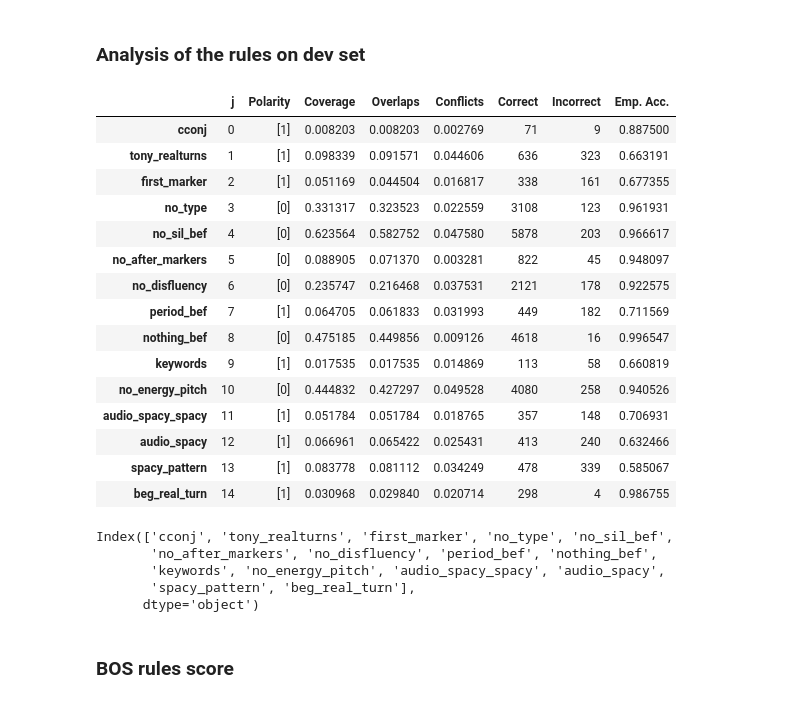
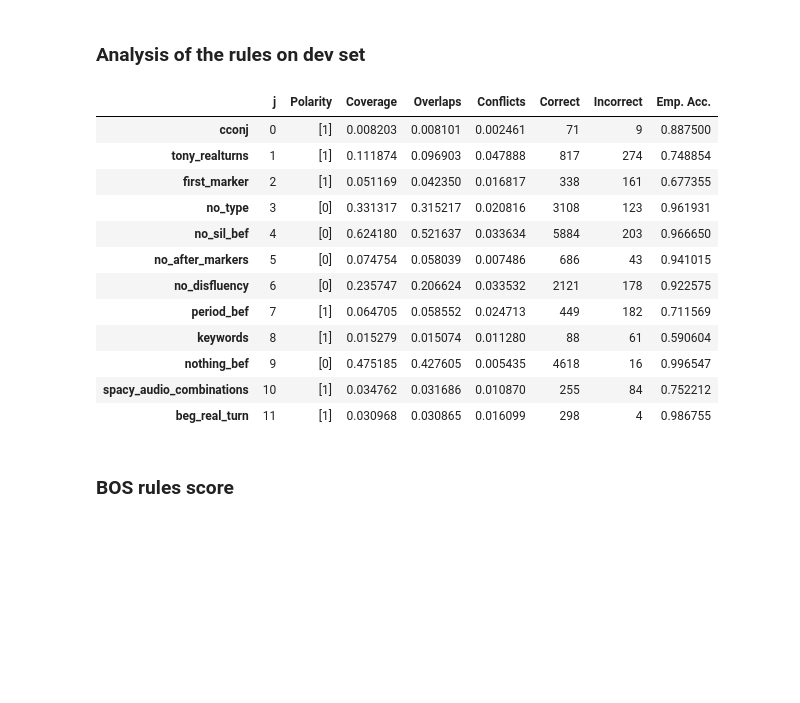
Before and after one commit to linto-project/linto-dialogue-act-segmentation, a Jupyter notebook: Snorkel_work/Snorkel_Linto.ipynb, the cells around one changed output. Cells and saved outputs as stored; diff of their text form; code cells hidden in the pictures; blank space fills up the shorter version.

Commit message:
sorted and reduced rules

```diff
--- a/Snorkel_work/Snorkel_Linto.ipynb
+++ b/Snorkel_work/Snorkel_Linto.ipynb
@@ -319,28 +223,7 @@ def word_context_markers(x):
 # If current word is an isolated marker or ther first of a serie -> BOS
 @labeling_function(pre=[word_context_markers])
 def first_marker(x):
-    if x.marker==1:
+    if x.first_marker==1:
         return BOS
     else:
         return ABSTAIN
-# %%
-# If the current word follows an isolated marker or a serie of markers -> NO
-@labeling_function(pre=[word_context_markers])
-def no_after_markers(x):
-    if x.aft_mark==1:
-        return NO
-    else:
-        return ABSTAIN
-
-
-# If energy/f0 follow a specific pattern -> NO
-@labeling_function(pre=[word_context_markers])
-def no_energy_pitch(x):
-    list_nrj_bef=["S", "U"]
-    list_pitch_bef=["D", "S"]
-    beg_markers=["bonjour", "quand", "par","merci", "ok", "bon","ouais","oui","pour", "donc","effectivement","alors","bref","voilà", "et", "ensuite", "mais", "ben", "hein", "enfin", "finalement", "pourtant", "cependant", "parce"]
-    pronoms=["je", "tu", "il", "vous", "on", "nous", "elle", "ils","qui", "que", "j'","c'"]
-    if (x.energy_bef in list_nrj_bef and x.pitch_bef in list_pitch_bef)or  (x.energy_bef=="D" and x.energy=="D"):
-        if x.marker!=1 and x.word not in pronoms:
-            return NO
-    return ABSTAIN
@@ -635,11 +358,10 @@ def tony_realturns(x):
 # %%
 from snorkel.labeling import PandasLFApplier
 # list of rules wanted to annotate the corpus
-lfs=[ cconj, tony_realturns, first_marker,  no_type, no_sil_bef, no_after_markers, no_disfluency, period_bef, nothing_bef, keywords,no_energy_pitch, audio_spacy_spacy, audio_spacy, spacy_pattern, beg_real_turn]
+lfs=[ cconj, tony_realturns, first_marker,  no_type, no_sil_bef, no_after_markers, no_disfluency,
+     period_bef, keywords, nothing_bef, spacy_audio_combinations, beg_real_turn]
 
-#lfs=[ tony_realturns, first_marker,  no_type, no_sil_bef, no_after_markers, no_disfluency, period_bef, nothing_bef, beg_real_turn]
 
-#lfs=[cconj, tony, first_marker, no_sil_bef, no_after_markers, no_disfluency, period_bef, nothing_bef, keywords, pos,cc, energy_pitch, no_energy_pitch, energy_pitch2]
 
 applier = PandasLFApplier(lfs=lfs)
 L_dev = applier.apply(df=df_dev)
@@ -716,33 +429,22 @@ beg_real_turn      14  [1]      0.039820  0.038218  0.026410
 # %%
 # dev summary
 from snorkel.labeling import LFAnalysis
-a=LFAnalysis(L=L_dev, lfs=lfs).lf_summary(Y_dev)
-a
+dev_rules_results=LFAnalysis(L=L_dev, lfs=lfs).lf_summary(Y_dev)
+dev_rules_results
 # %% [output]
 |  | j | Polarity | Coverage | Overlaps | Conflicts | Correct | Incorrect | Emp. Acc. |
-| cconj | 0 | [1] | 0.008203 | 0.008203 | 0.002769 | 71 | 9 | 0.887500 |
-| tony_realturns | 1 | [1] | 0.098339 | 0.091571 | 0.044606 | 636 | 323 | 0.663191 |
-| first_marker | 2 | [1] | 0.051169 | 0.044504 | 0.016817 | 338 | 161 | 0.677355 |
-| no_type | 3 | [0] | 0.331317 | 0.323523 | 0.022559 | 3108 | 123 | 0.961931 |
-| no_sil_bef | 4 | [0] | 0.623564 | 0.582752 | 0.047580 | 5878 | 203 | 0.966617 |
-| no_after_markers | 5 | [0] | 0.088905 | 0.071370 | 0.003281 | 822 | 45 | 0.948097 |
-| no_disfluency | 6 | [0] | 0.235747 | 0.216468 | 0.037531 | 2121 | 178 | 0.922575 |
-| period_bef | 7 | [1] | 0.064705 | 0.061833 | 0.031993 | 449 | 182 | 0.711569 |
-| nothing_bef | 8 | [0] | 0.475185 | 0.449856 | 0.009126 | 4618 | 16 | 0.996547 |
-| keywords | 9 | [1] | 0.017535 | 0.017535 | 0.014869 | 113 | 58 | 0.660819 |
-| no_energy_pitch | 10 | [0] | 0.444832 | 0.427297 | 0.049528 | 4080 | 258 | 0.940526 |
-| audio_spacy_spacy | 11 | [1] | 0.051784 | 0.051784 | 0.018765 | 357 | 148 | 0.706931 |
-| audio_spacy | 12 | [1] | 0.066961 | 0.065422 | 0.025431 | 413 | 240 | 0.632466 |
-| spacy_pattern | 13 | [1] | 0.083778 | 0.081112 | 0.034249 | 478 | 339 | 0.585067 |
-| beg_real_turn | 14 | [1] | 0.030968 | 0.029840 | 0.020714 | 298 | 4 | 0.986755 |
+| cconj | 0 | [1] | 0.008203 | 0.008101 | 0.002461 | 71 | 9 | 0.887500 |
+| tony_realturns | 1 | [1] | 0.111874 | 0.096903 | 0.047888 | 817 | 274 | 0.748854 |
+| first_marker | 2 | [1] | 0.051169 | 0.042350 | 0.016817 | 338 | 161 | 0.677355 |
+| no_type | 3 | [0] | 0.331317 | 0.315217 | 0.020816 | 3108 | 123 | 0.961931 |
+| no_sil_bef | 4 | [0] | 0.624180 | 0.521637 | 0.033634 | 5884 | 203 | 0.966650 |
+| no_after_markers | 5 | [0] | 0.074754 | 0.058039 | 0.007486 | 686 | 43 | 0.941015 |
+| no_disfluency | 6 | [0] | 0.235747 | 0.206624 | 0.033532 | 2121 | 178 | 0.922575 |
+| period_bef | 7 | [1] | 0.064705 | 0.058552 | 0.024713 | 449 | 182 | 0.711569 |
+| keywords | 8 | [1] | 0.015279 | 0.015074 | 0.011280 | 88 | 61 | 0.590604 |
+| nothing_bef | 9 | [0] | 0.475185 | 0.427605 | 0.005435 | 4618 | 16 | 0.996547 |
+| spacy_audio_combinations | 10 | [1] | 0.034762 | 0.031686 | 0.010870 | 255 | 84 | 0.752212 |
+| beg_real_turn | 11 | [1] | 0.030968 | 0.030865 | 0.016099 | 298 | 4 | 0.986755 |
-# %%
-print(a["Polarity"].index)
-# %% [output]
-Index(['cconj', 'tony_realturns', 'first_marker', 'no_type', 'no_sil_bef',
-       'no_after_markers', 'no_disfluency', 'period_bef', 'nothing_bef',
-       'keywords', 'no_energy_pitch', 'audio_spacy_spacy', 'audio_spacy',
-       'spacy_pattern', 'beg_real_turn'],
-      dtype='object')
 # %% [markdown]
 ### BOS rules score
 # %%
```
Also changed, not shown: parts of 56 cells of this notebook, 4 other files.
